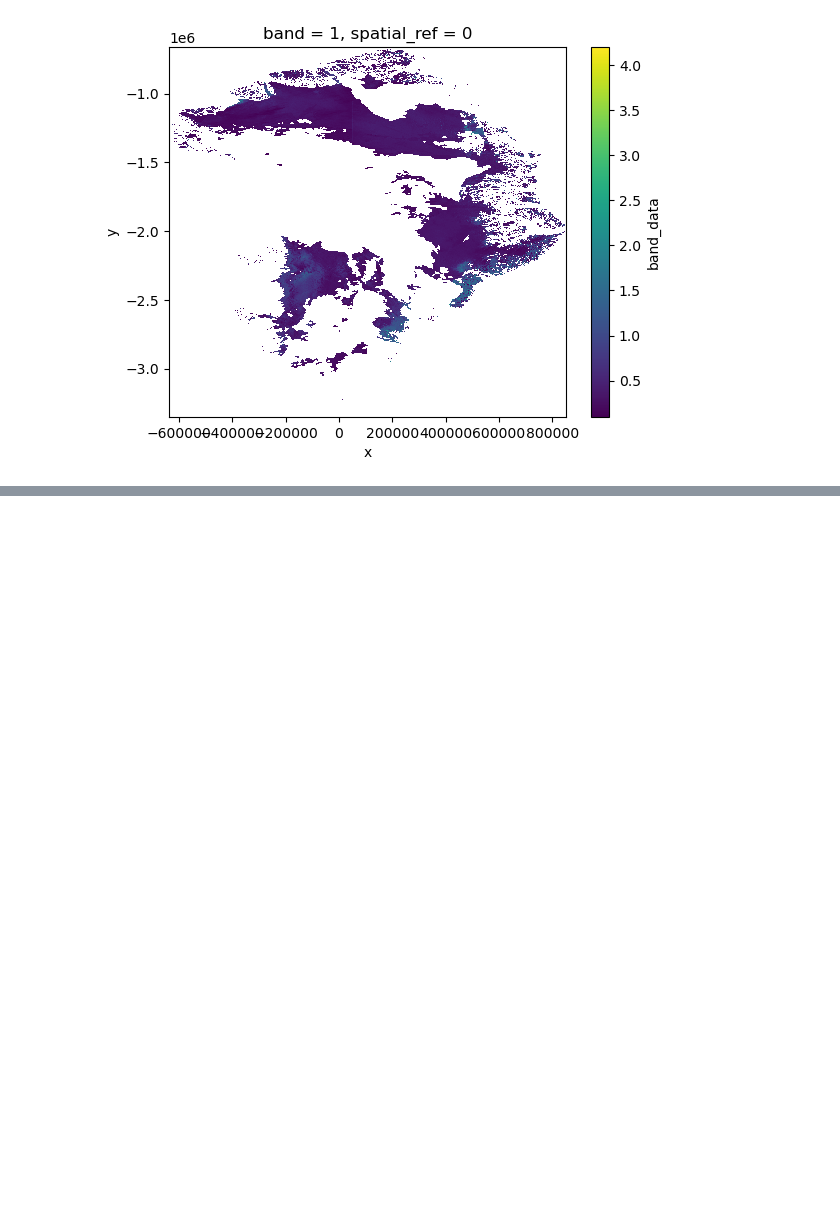
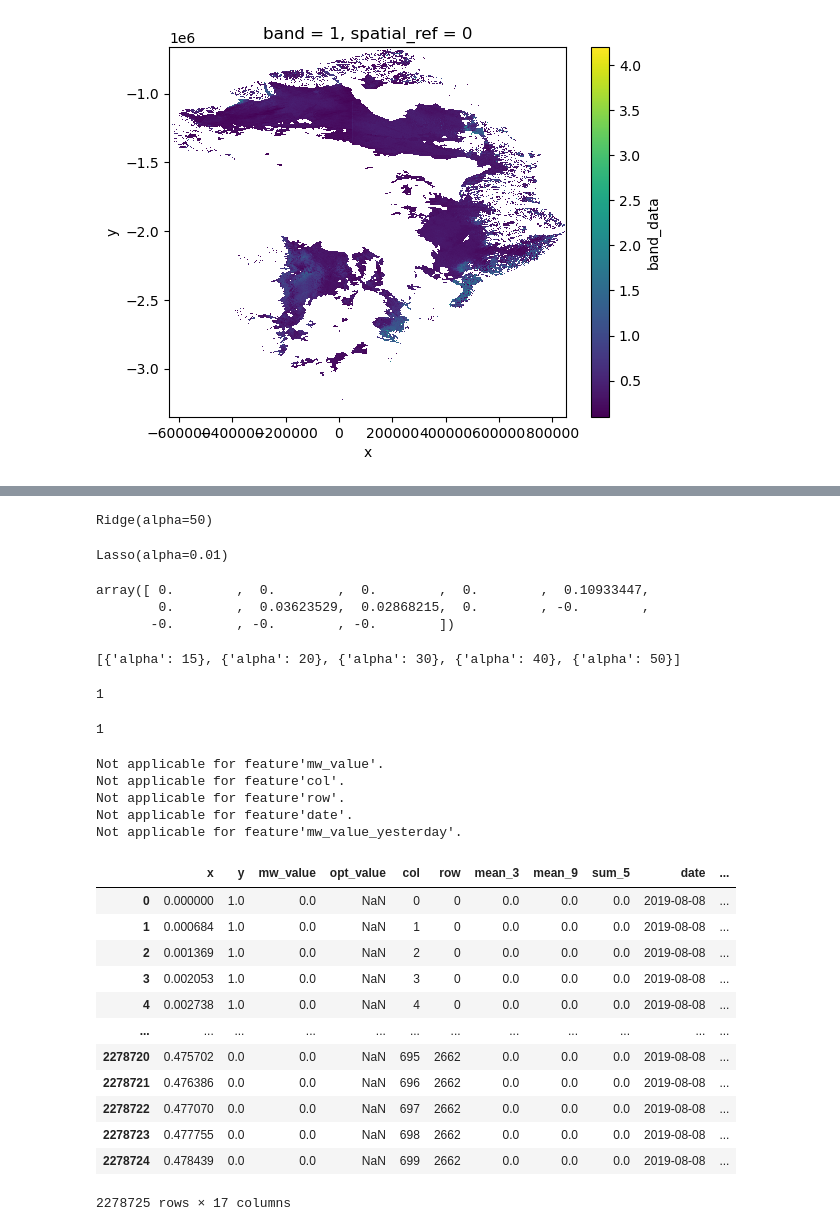
Before and after one commit to linaskerath/RP_Greenland, a Jupyter notebook: Scripts/09_plots.ipynb, the cells around one changed output, grey strips where cells are left out. Drawn from its saved outputs; the diff is of its cells as text; code cells hidden in the pictures; blank space fills up the shorter version.

```diff
--- a/Scripts/08_plots.ipynb
+++ b/Scripts/09_plots.ipynb
@@ -63,0 +126,18 @@ opt.plot()
+# %%
+rr.final_model
+# %% [output]
+Ridge(alpha=50)
+# %%
+lasso.final_model
+# %% [output]
+Lasso(alpha=0.01)
+# %%
+lasso.final_model.coef_
+# %% [output]
+array([ 0.        ,  0.        ,  0.        ,  0.        ,  0.10933447,
+        0.        ,  0.03623529,  0.02868215,  0.        , -0.        ,
+       -0.        , -0.        , -0.        ])
+# %%
+rr.hyperparameters
+# %% [output]
+[{'alpha': 15}, {'alpha': 20}, {'alpha': 30}, {'alpha': 40}, {'alpha': 50}]
@@ -63,0 +147,40 @@ opt.plot()
+# %%
+rr = f.load_object("LassoRegression")
+rr.final_model.n_iter_
+# %% [output]
+1
+# %%
+en = f.load_object("ElasticNetRegression")
+en.final_model.n_iter_
+# %% [output]
+1
+# %%
+data_path = r"D:/MasterThesis/Data/combined/dataframe_extended/"
+# %%
+date = "2019-08-08"
+
+import pandas as pd
+data = pd.read_parquet(data_path + "melt_" + date + "_extended.parquet.gzip")
+# replace missing values of target with nan
+data["opt_value"] = data["opt_value"].replace(-1, np.nan)
+data = f_tp.data_normalization(data)
+data
+# %% [output]
+Not applicable for feature'mw_value'.
+Not applicable for feature'col'.
+Not applicable for feature'row'.
+Not applicable for feature'date'.
+Not applicable for feature'mw_value_yesterday'.
+|  | x | y | mw_value | opt_value | col | row | mean_3 | mean_9 | sum_5 | date | ... |
+| 0 | 0.000000 | 1.0 | 0.0 | NaN | 0 | 0 | 0.0 | 0.0 | 0.0 | 2019-08-08 | ... |
+| 1 | 0.000684 | 1.0 | 0.0 | NaN | 1 | 0 | 0.0 | 0.0 | 0.0 | 2019-08-08 | ... |
+| 2 | 0.001369 | 1.0 | 0.0 | NaN | 2 | 0 | 0.0 | 0.0 | 0.0 | 2019-08-08 | ... |
+| 3 | 0.002053 | 1.0 | 0.0 | NaN | 3 | 0 | 0.0 | 0.0 | 0.0 | 2019-08-08 | ... |
+| 4 | 0.002738 | 1.0 | 0.0 | NaN | 4 | 0 | 0.0 | 0.0 | 0.0 | 2019-08-08 | ... |
+| ... | ... | ... | ... | ... | ... | ... | ... | ... | ... | ... | ... |
+| 2278720 | 0.475702 | 0.0 | 0.0 | NaN | 695 | 2662 | 0.0 | 0.0 | 0.0 | 2019-08-08 | ... |
+| 2278721 | 0.476386 | 0.0 | 0.0 | NaN | 696 | 2662 | 0.0 | 0.0 | 0.0 | 2019-08-08 | ... |
+| 2278722 | 0.477070 | 0.0 | 0.0 | NaN | 697 | 2662 | 0.0 | 0.0 | 0.0 | 2019-08-08 | ... |
+| 2278723 | 0.477755 | 0.0 | 0.0 | NaN | 698 | 2662 | 0.0 | 0.0 | 0.0 | 2019-08-08 | ... |
+| 2278724 | 0.478439 | 0.0 | 0.0 | NaN | 699 | 2662 | 0.0 | 0.0 | 0.0 | 2019-08-08 | ... |
+2278725 rows × 17 columns
```
Also changed, not shown: parts of 11 cells of this notebook, 10 other files.
